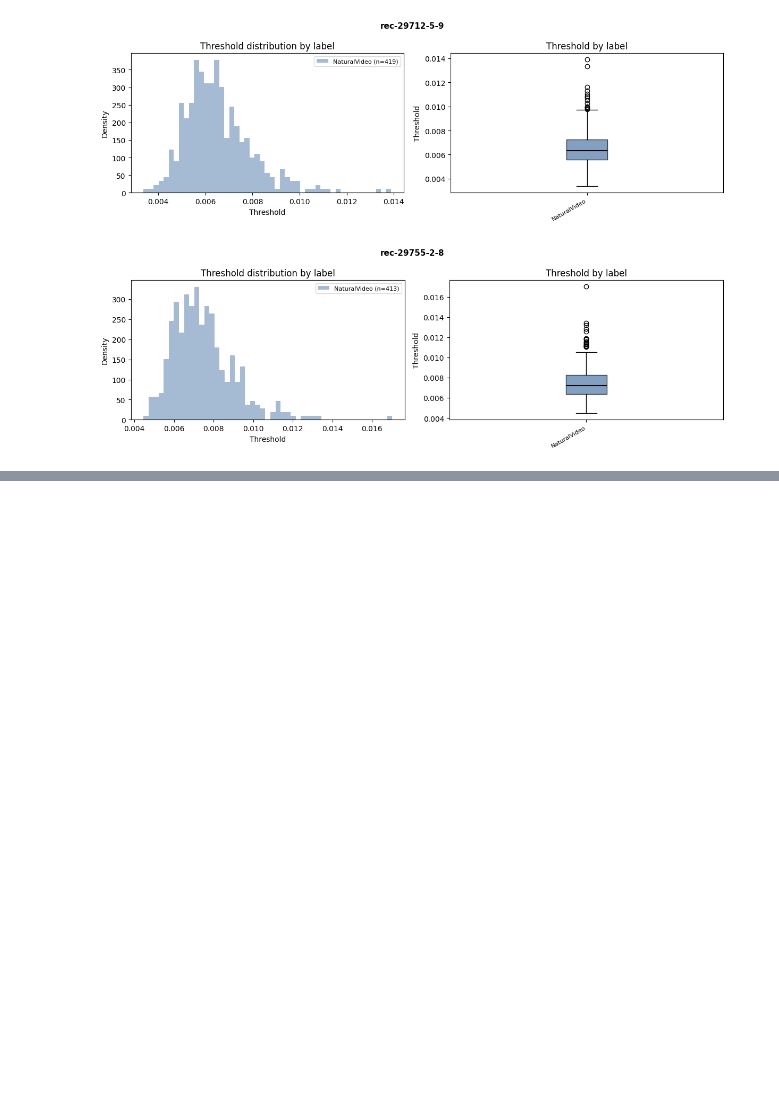
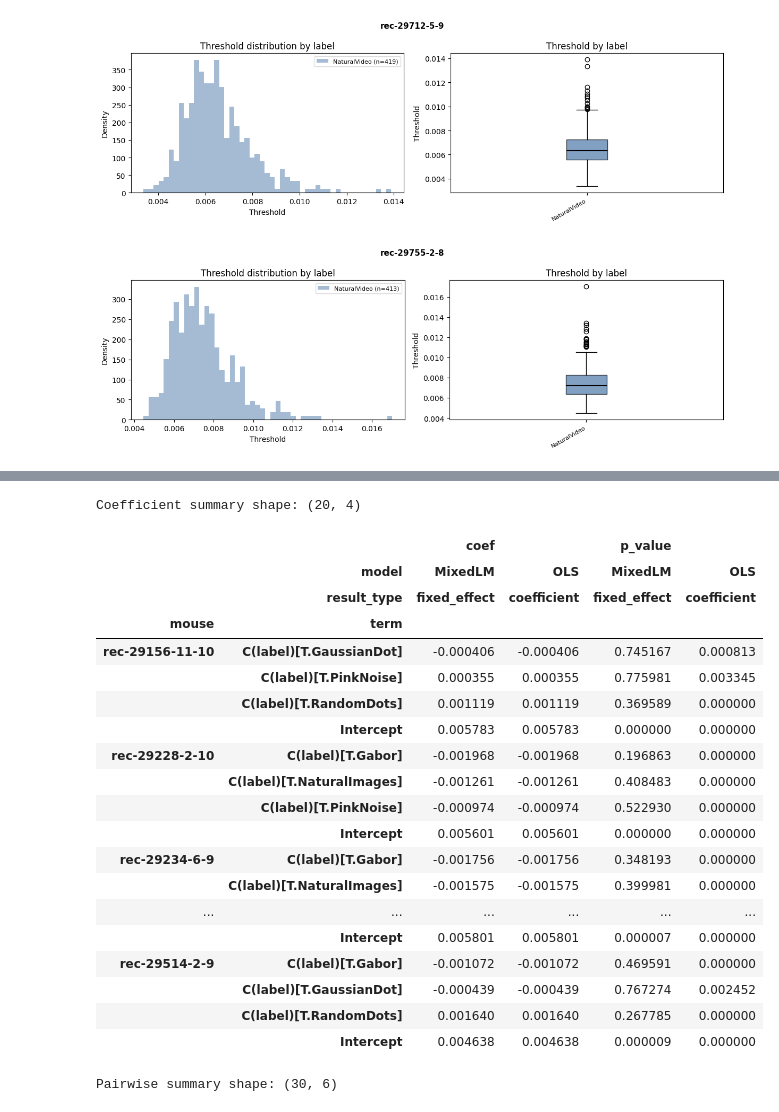
Before and after one commit to anaflom/ZigZagSensorium, a Jupyter notebook: notebooks/threshold_distribution.ipynb, the cells around one changed output, grey strips where cells are left out. Cells and saved outputs as stored; diff of their text form; code cells hidden in the pictures; blank space fills up the shorter version.

```diff
--- a/notebooks/threshold_distribution.ipynb
+++ b/notebooks/threshold_distribution.ipynb
@@ -413,0 +546,67 @@ Post-hoc pairwise comparisons between all label pairs:
+# %%
+# Compact per-mouse summary tables from aggregated results
+if "df_stats_agg" not in globals():
+    raise RuntimeError("df_stats_agg is missing. Run Cell 9 first.")
+
+# OLS/MixedLM coefficient summary (per mouse x term)
+coef_summary = (
+    df_stats_agg[df_stats_agg["result_type"].isin(["fixed_effect", "coefficient"])]
+    .pivot_table(
+        index=["mouse", "term"],
+        columns=["model", "result_type"],
+        values=["coef", "p_value"],
+        aggfunc="first",
+    )
+    .sort_index()
+    .round(6)
+)
+
+# Pairwise comparison compact summary
+pairwise_summary = (
+    df_stats_agg[df_stats_agg["result_type"] == "pairwise_label_comparison"]
+    .loc[:, ["mouse", "comparison", "coef", "p_value", "p_value_adj_holm", "reject_holm"]]
+    .sort_values(["mouse", "comparison"])
+    .reset_index(drop=True)
+    .round(6)
+)
+
+print("Coefficient summary shape:", coef_summary.shape)
+display(coef_summary)
+
+print("\nPairwise summary shape:", pairwise_summary.shape)
+display(pairwise_summary.head(50))
+
+# Optional exports
+EXPORT_SUMMARY_CSV = False
+if EXPORT_SUMMARY_CSV:
+    out_dir = Path("../results").resolve()
+    out_dir.mkdir(parents=True, exist_ok=True)
+    coef_path = out_dir / "threshold_stats_per_mouse_coef_summary.csv"
+    pairwise_path = out_dir / "threshold_stats_per_mouse_pairwise_summary.csv"
+    coef_summary.reset_index().to_csv(coef_path, index=False)
+    pairwise_summary.to_csv(pairwise_path, index=False)
+    print(f"Saved: {coef_path}")
+    print(f"Saved: {pairwise_path}")
+# %% [output]
+Coefficient summary shape: (20, 4)
+|  |  | coef |  | p_value |  |
+|  | model | MixedLM | OLS | MixedLM | OLS |
+|  | result_type | fixed_effect | coefficient | fixed_effect | coefficient |
+| mouse | term |  |  |  |  |
+| rec-29156-11-10 | C(label)[T.GaussianDot] | -0.000406 | -0.000406 | 0.745167 | 0.000813 |
+|  | C(label)[T.PinkNoise] | 0.000355 | 0.000355 | 0.775981 | 0.003345 |
+|  | C(label)[T.RandomDots] | 0.001119 | 0.001119 | 0.369589 | 0.000000 |
+|  | Intercept | 0.005783 | 0.005783 | 0.000000 | 0.000000 |
+| rec-29228-2-10 | C(label)[T.Gabor] | -0.001968 | -0.001968 | 0.196863 | 0.000000 |
+|  | C(label)[T.NaturalImages] | -0.001261 | -0.001261 | 0.408483 | 0.000000 |
+|  | C(label)[T.PinkNoise] | -0.000974 | -0.000974 | 0.522930 | 0.000000 |
+|  | Intercept | 0.005601 | 0.005601 | 0.000000 | 0.000000 |
+| rec-29234-6-9 | C(label)[T.Gabor] | -0.001756 | -0.001756 | 0.348193 | 0.000000 |
+|  | C(label)[T.NaturalImages] | -0.001575 | -0.001575 | 0.399981 | 0.000000 |
+| ... | ... | ... | ... | ... | ... |
+|  | Intercept | 0.005801 | 0.005801 | 0.000007 | 0.000000 |
+| rec-29514-2-9 | C(label)[T.Gabor] | -0.001072 | -0.001072 | 0.469591 | 0.000000 |
+|  | C(label)[T.GaussianDot] | -0.000439 | -0.000439 | 0.767274 | 0.002452 |
+|  | C(label)[T.RandomDots] | 0.001640 | 0.001640 | 0.267785 | 0.000000 |
+|  | Intercept | 0.004638 | 0.004638 | 0.000009 | 0.000000 |
+Pairwise summary shape: (30, 6)
```
Also changed, not shown: parts of 5 cells of this notebook, 8 other files.
